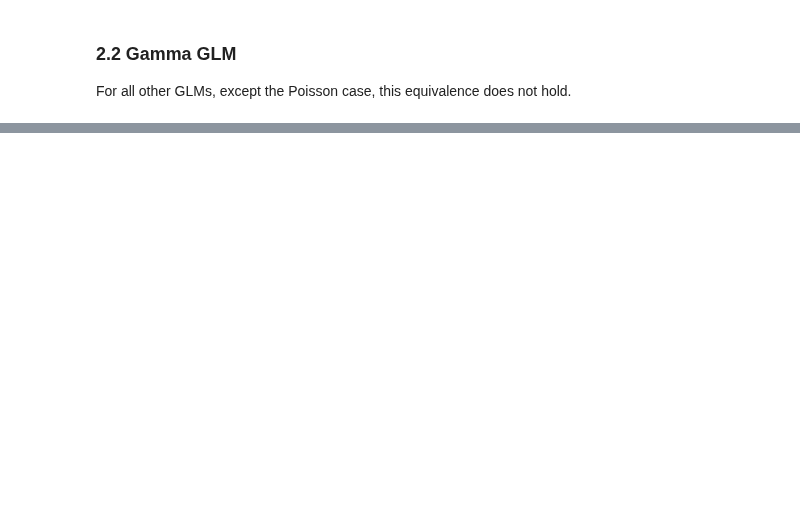
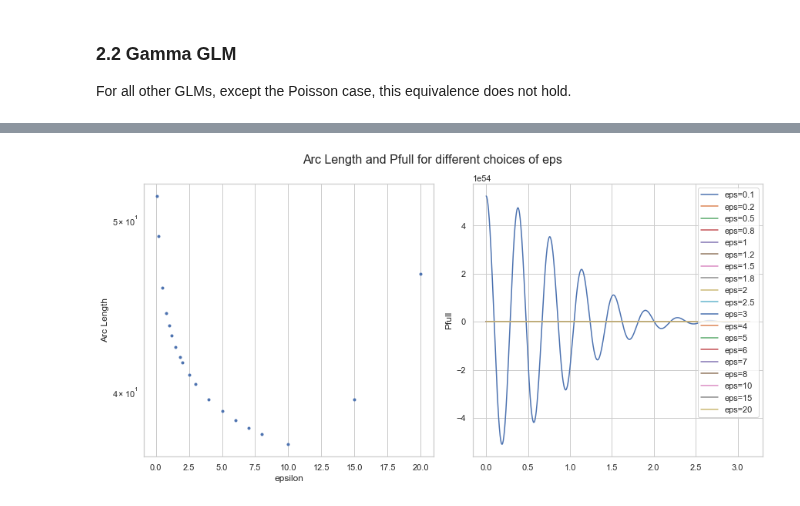
Before and after one commit to lorentzenchr/notebooks, a Jupyter notebook: blogposts/2024-03-XX frequency_freMTPL2.ipynb, the cells around one changed output, grey strips where cells are left out. Cells and saved outputs as stored; diff of their text form; code cells hidden in the pictures; blank space fills up the shorter version.

```diff
--- a/blogposts/2024-03-XX frequency_freMTPL2.ipynb
+++ b/blogposts/2024-03-XX frequency_freMTPL2.ipynb
@@ -325,0 +581,41 @@ Here, we show highlights on how to compute the full Tweedie distribution.
+# %%
+# Arc length of argument of cosine part of Pfull
+def f(eps, rho, beta, x, phi):
+    """Argument of cosine of Pfull."""
+    eps_rho = np.power(1.*eps, -rho)
+    return eps*np.sin(phi) - x * eps_rho * np.sin(rho*phi) + (1-beta)*phi
+
+
+def fp(eps, rho, beta, x, phi):
+    """Derivative w.r.t. phi"""
+    eps_rho = np.power(1.*eps, -rho)
+    return eps*np.cos(phi) - rho* x * eps_rho * np.cos(rho*phi) + (1-beta)
+
+def arclength(eps, rho, beta, x, epsrel=1e-2, limit=100):
+    return quad(lambda phi: np.sqrt(1 + fp(eps, rho, beta, x, phi)**2), 0, np.pi,  epsrel=epsrel, limit=100)[0]
+
+
+eps = 1
+rho = 1e-1
+beta = 5
+x = 100
+
+fig, axes = plt.subplots(1, 2, figsize=(12, 6), constrained_layout=True)
+eps_list = [0.1, 0.2, 0.5, 0.8, 1, 1.2, 1.5, 1.8, 2, 2.5, 3, 4, 5, 6, 7, 8, 10, 15, 20]
+phi = np.linspace(0, np.pi, 1_000)
+res = []
+for eps in eps_list:
+    res.append(arclength(eps, rho, beta, x))
+    # leave out np.power(eps, 1.-beta) as we are only interested in oscillation
+    y2 =  Pfull(eps, rho, beta, x, phi)
+    axes[1].plot(phi, y2, label=f"eps={eps}")
+
+axes[0].plot(eps_list, res, ".")
+axes[0].set_xlabel("epsilon")
+axes[0].set_ylabel("Arc Length")
+axes[0].set_yscale('log')
+axes[1].legend(loc='upper right')
+axes[1].set_ylabel("Pfull")
+fig.suptitle("Arc Length and Pfull for different choices of eps", fontsize=16);
+# %% [output]
+[figure, added]
```
Also changed, not shown: parts of 22 cells of this notebook.
